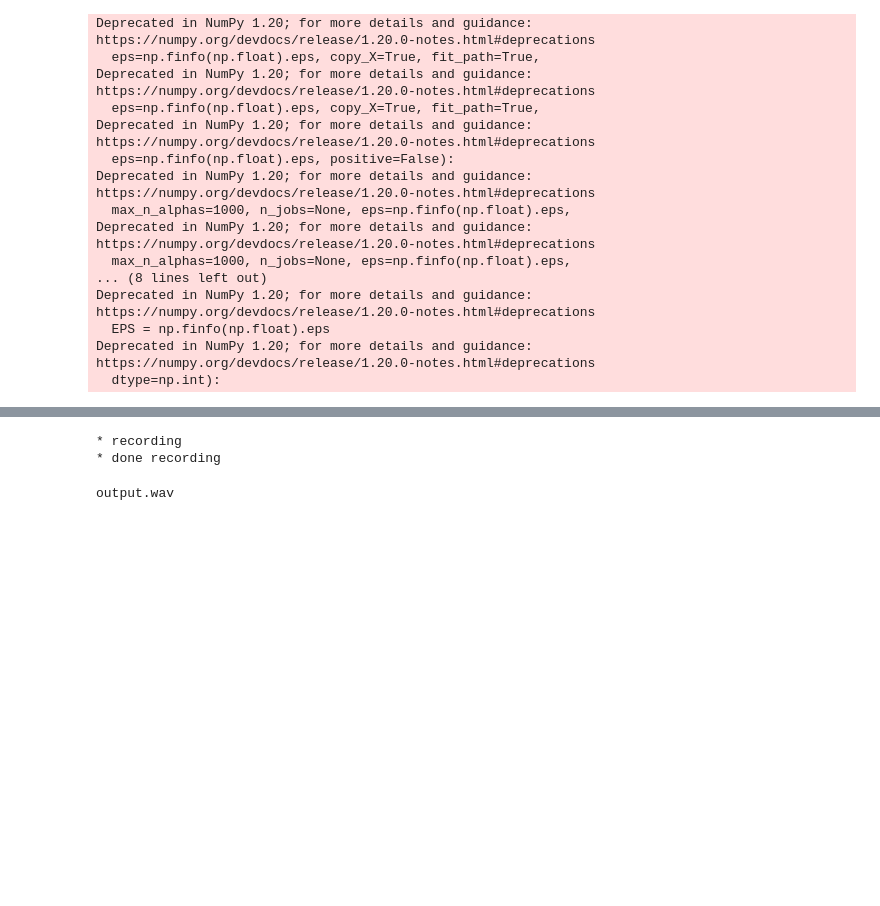
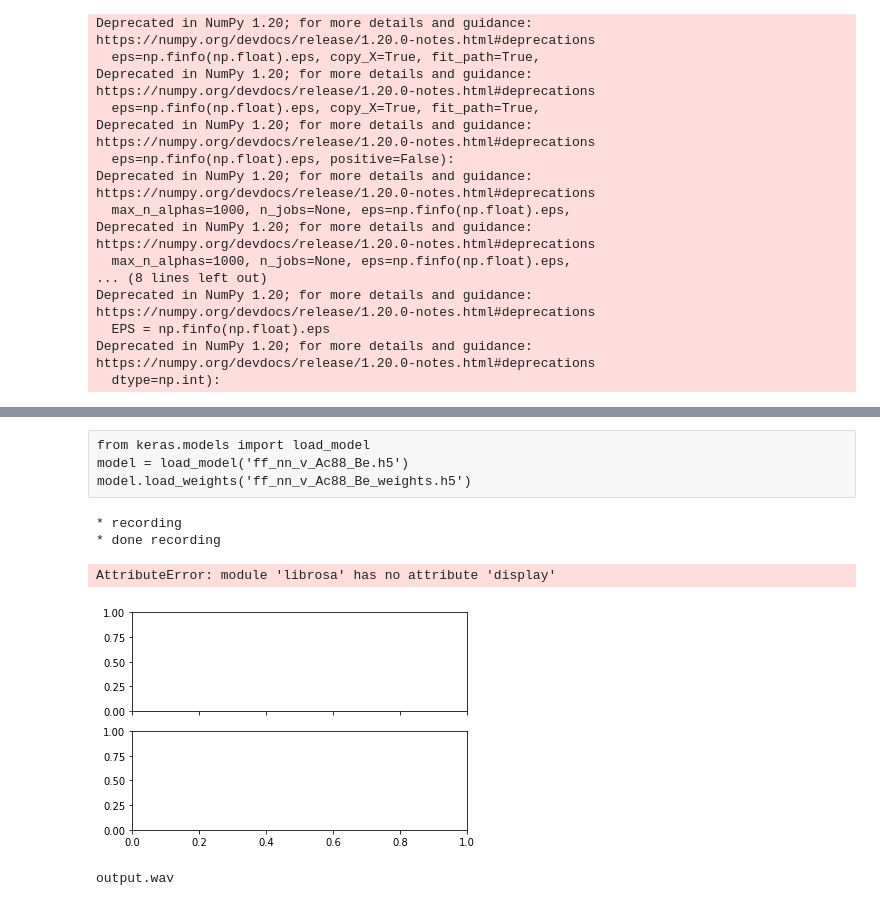
Before and after one commit to aditya214a/Baby-Cry-Detection, a Jupyter notebook: baby_cry 80%(81,88)-RF.ipynb, the cells around one changed output, grey strips where cells are left out. Cells and saved outputs as stored; diff of their text form; code cells hidden in the pictures; blank space fills up the shorter version.

```diff
--- a/baby_cry 80%(81,88)-RF.ipynb
+++ b/baby_cry 80%(81,88)-RF.ipynb
@@ -40,11 +40,12 @@ Deprecated in NumPy 1.20; for more details and guidance: https://numpy.org/devdo
   dtype=np.int):
 # %%
 header = 'filename'
-for i in range(1, 26):
+for i in range(1, 41):
     header += f' mfcc{i}'
 header += ' label'
 header = header.split()
 # %%
+import python_speech_features
 file = open('dataset.csv', 'w', newline='')
 with file:
     writer = csv.writer(file)
@@ -54,10 +55,11 @@ for g in genres:
     for filename in os.listdir(f'ba_cry/{g}'):
         songname = f'ba_cry/{g}/{filename}'
         y, sr = librosa.load(songname, mono=True, duration=7)
-        mfcc = librosa.feature.mfcc(y=y, sr=sr,n_mfcc=25)
+        mfcc = librosa.feature.mfcc(y=y, sr=sr,n_mfcc=40)
+#         mfcc = logfbank(y, samplerate=sr, winlen=0.025, winstep=0.01, nfilt=26, nfft=551)
         to_append = f'{filename}'
         for e in mfcc:
-            to_append += f' {np.mean(e)}'
+                to_append += f' {np.mean(e)}'
         to_append += f' {g}'
         file = open('dataset.csv', 'a', newline='')
         with file:
@@ -98,3 +118,7 @@ model.load_weights('ff_nn_v3_Ac88_best_weights.h5')
+# %% [raw]
+from keras.models import load_model
+model = load_model('ff_nn_v_Ac88_Be.h5')
+model.load_weights('ff_nn_v_Ac88_Be_weights.h5')
 # %%
 import pyaudio
 import wave
@@ -137,3 +161,33 @@ wf.close()
 # %% [output]
 * recording
 * done recording
+# %%
+# import librosa.display
+y, sr = librosa.load('output2.wav', mono=True, duration=5)
+# print(y,sr)
+# y.shape
+# librosa.display.waveplot(y, sr=22050, max_points=50000.0, x_axis='time', offset=0.0, max_sr=1000, ax=None)
+librosa.frames_to_time(y, sr=sr)
+onset_env = librosa.onset.onset_strength(y, sr=sr,
+                                         aggregate=np.median)
+tempo, beats = librosa.beat.beat_track(onset_envelope=onset_env,
+                                       sr=sr)
+tempo
+hop_length = 512
+fig, ax = plt.subplots(nrows=2, sharex=True)
+times = librosa.times_like(onset_env, sr=sr, hop_length=hop_length)
+M = librosa.feature.melspectrogram(y=y, sr=sr, hop_length=hop_length)
+librosa.display.specshow(librosa.power_to_db(M, ref=np.max),
+                         y_axis='mel', x_axis='time', hop_length=hop_length,
+                         ax=ax[0])
+ax[0].label_outer()
+ax[0].set(title='Mel spectrogram')
+ax[1].plot(times, librosa.util.normalize(onset_env),
+         label='Onset strength')
+ax[1].vlines(times[beats], 0, 1, alpha=0.5, color='r',
+           linestyle='--', label='Beats')
+ax[1].legend()
+len(beats)
+# %% [output]
+AttributeError: module 'librosa' has no attribute 'display'
+[figure, added]
```
Also changed, not shown: parts of 13 cells of this notebook.
